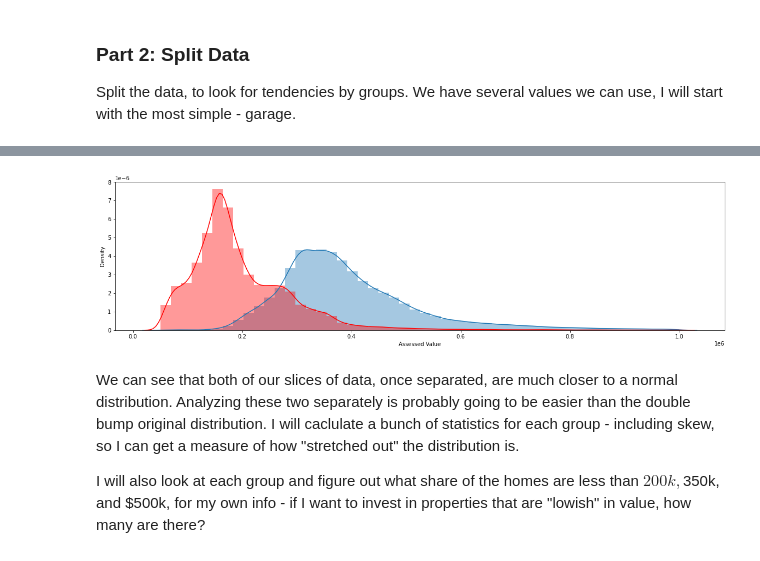
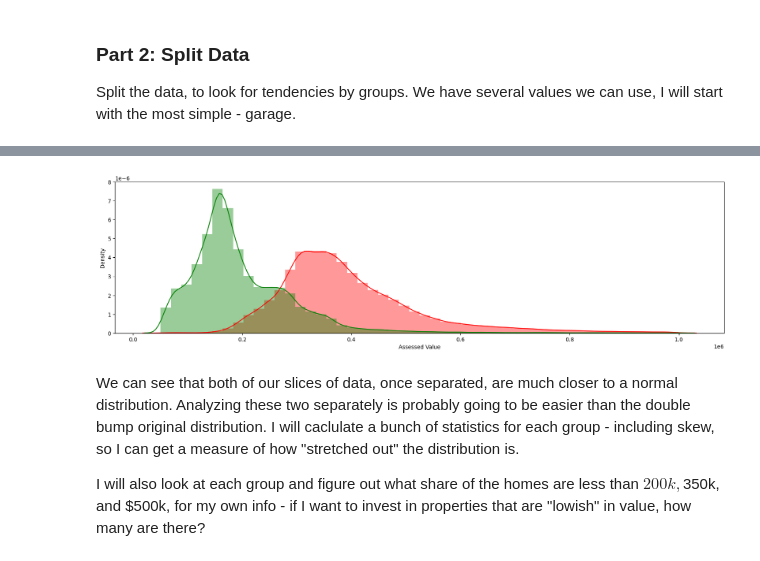
Before and after one commit to twelsah2011/Basic_Stats_in_Python_Student_Workbooks, a Jupyter notebook: 005_Var_EDA_Example_sol.ipynb, the cells around one changed output, grey strips where cells are left out. Saved outputs shown, nothing was run; the diff lists cells and outputs as text; code cells hidden in the pictures.

```diff
--- a/005_Var_EDA_Example_sol.ipynb
+++ b/005_Var_EDA_Example_sol.ipynb
@@ -144,10 +222,10 @@ df_no = df[df["Garage"] == "N"]
 # %%
-#Plot the subsets to look at their individual distributions.
-sns.distplot(df_gar["Assessed Value"], kde_kws={"label":"Garage PDF"}, hist_kws={"label":"Garage"})
-sns.distplot(df_no["Assessed Value"], kde_kws={"label":"No Garage PDF", "color":"red"}, hist_kws={"label":"No Garage", "color":"red"})
+#Plot the subsets to look at their individual distributions -2
+sns.distplot(df_gar["Assessed Value"], kde_kws={"label":"Garage PDF", 'color': 'red'}, hist_kws={"label":"Garage", 'color': 'red'})
+sns.distplot(df_no["Assessed Value"], kde_kws={"label":"No Garage PDF", "color":"green"}, hist_kws={"label":"No Garage", "color":"green"})
 plt.show()
 # %% [output]
-[figure, old version]
+[figure, new version]
 # %% [markdown]
 We can see that both of our slices of data, once separated, are much closer to a normal distribution. Analyzing these two separately is probably going to be easier than the double bump original distribution.
 I will caclulate a bunch of statistics for each group - including skew, so I can get a measure of how "stretched out" the distribution is.
```
Also changed, not shown: parts of 40 cells of this notebook, 9 other files.
